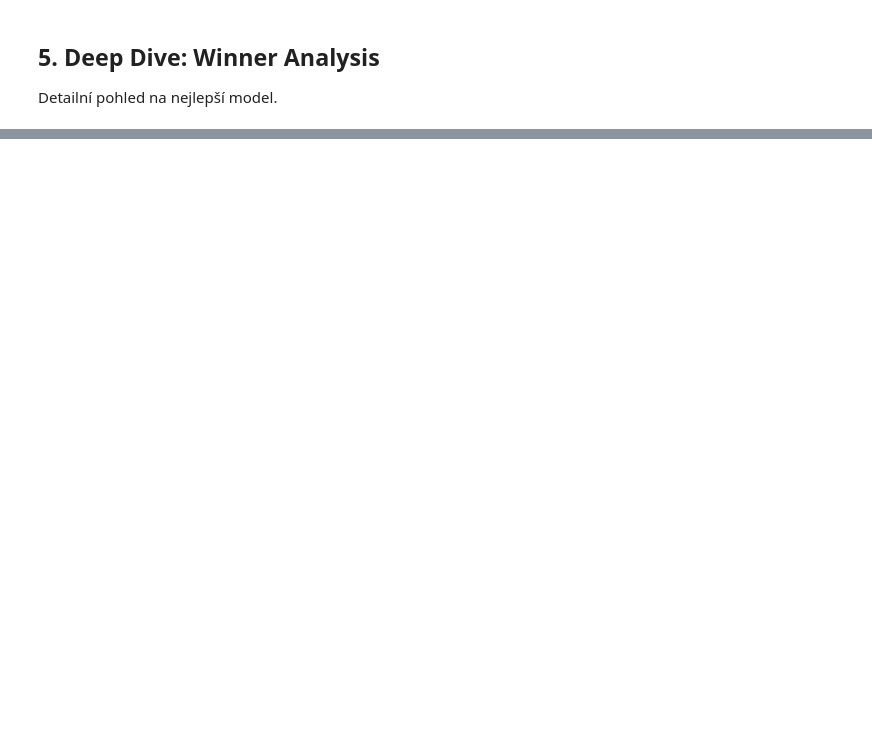
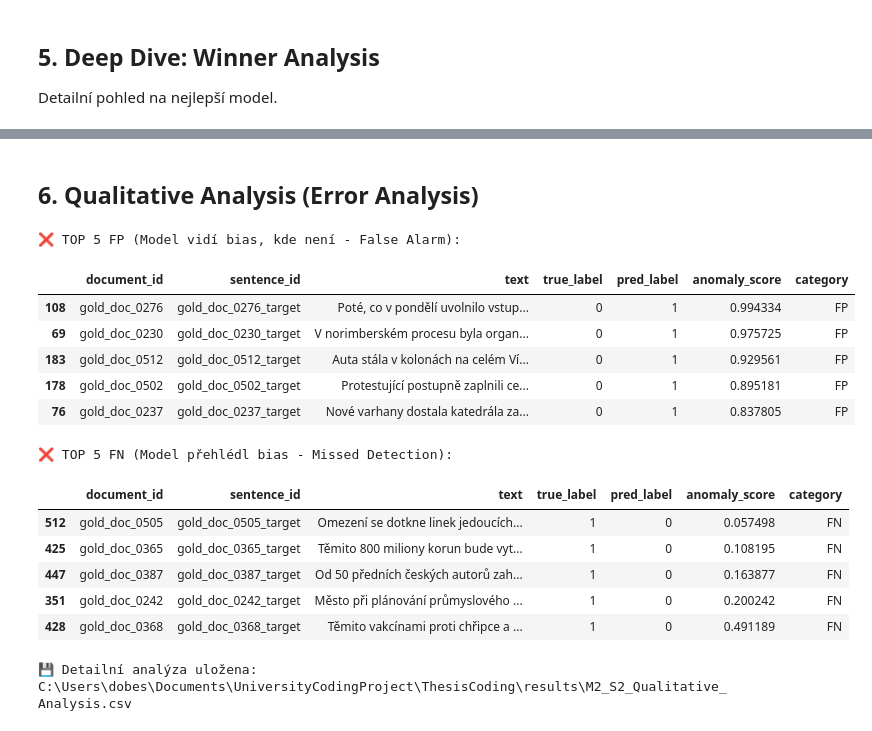
Before and after one commit to Dobes-Michal-Tobias/ThesisCoding, a Jupyter notebook: notebooks/06_M2_S2_Supervised_Sentence.ipynb, the cells around one changed output, grey strips where cells are left out. Saved outputs shown, nothing was run; the diff lists cells and outputs as text; code cells hidden in the pictures; blank space fills up the shorter version.

```diff
--- a/notebooks/06_M2_S2_Supervised_Sentence.ipynb
+++ b/notebooks/06_M2_S2_Supervised_Sentence.ipynb
@@ -404,0 +582,64 @@ for m, coords in projs.items():
+# %% [markdown]
+## 6. Qualitative Analysis (Error Analysis)
+# %%
+# =============================================================================
+# 6. QUALITATIVE ANALYSIS (Detailní pohled na chyby)
+# =============================================================================
+
+# 1. Vezmeme existující metadata (obsahují document_id, sentence_id, text...)
+# Použijeme .copy(), abychom neovlivnili původní data
+df_qual = data_best['meta_test'].copy()
+
+# 2. Přidáme predikce modelu
+df_qual['true_label'] = y_test_b
+df_qual['pred_label'] = y_pred
+df_qual['anomaly_score'] = scores_test
+
+# 3. Určení kategorie (TP, TN, FP, FN)
+conds = [
+    (df_qual['true_label'] == 1) & (df_qual['pred_label'] == 1), # TP
+    (df_qual['true_label'] == 0) & (df_qual['pred_label'] == 0), # TN
+    (df_qual['true_label'] == 0) & (df_qual['pred_label'] == 1), # FP
+    (df_qual['true_label'] == 1) & (df_qual['pred_label'] == 0)  # FN
+]
+
+df_qual['category'] = np.select(conds, ['TP', 'TN', 'FP', 'FN'], default='UNKNOWN')
+
+# 4. Úklid sloupců (seřadíme je logicky)
+# Definujeme preferované pořadí
+preferred_cols = ['document_id', 'sentence_id', 'text', 'true_label', 'pred_label', 'anomaly_score', 'category']
+
+# Vybereme jen ty, které v datech skutečně máme (aby to nepadalo, kdyby 'sentence_id' chybělo)
+final_cols = [c for c in preferred_cols if c in df_qual.columns]
+
+# Pokud zbyly nějaké další sloupce v metadatech, přidáme je nakonec
+remaining_cols = [c for c in df_qual.columns if c not in final_cols]
+df_qual = df_qual[final_cols + remaining_cols]
+
+# 5. Výpis výsledků
+print("\n❌ TOP 5 FP (Model vidí bias, kde není - False Alarm):")
+display(df_qual[df_qual['category'] == 'FP'].sort_values('anomaly_score', ascending=False).head(5))
+
+print("\n❌ TOP 5 FN (Model přehlédl bias - Missed Detection):")
+display(df_qual[df_qual['category'] == 'FN'].sort_values('anomaly_score', ascending=True).head(5))
+
+# 6. Uložení
+save_path = config.RESULTS_DIR / "M2_S2_Qualitative_Analysis.csv"
+df_qual.to_csv(save_path, index=False)
+print(f"\n💾 Detailní analýza uložena: {save_path}")
+# %% [output]
+❌ TOP 5 FP (Model vidí bias, kde není - False Alarm):
+|  | document_id | sentence_id | text | true_label | pred_label | anomaly_score | category |
+| 108 | gold_doc_0276 | gold_doc_0276_target | Poté, co v pondělí uvolnilo vstup... | 0 | 1 | 0.994334 | FP |
+| 69 | gold_doc_0230 | gold_doc_0230_target | V norimberském procesu byla organ... | 0 | 1 | 0.975725 | FP |
+| 183 | gold_doc_0512 | gold_doc_0512_target | Auta stála v kolonách na celém Ví... | 0 | 1 | 0.929561 | FP |
+| 178 | gold_doc_0502 | gold_doc_0502_target | Protestující postupně zaplnili ce... | 0 | 1 | 0.895181 | FP |
+| 76 | gold_doc_0237 | gold_doc_0237_target | Nové varhany dostala katedrála za... | 0 | 1 | 0.837805 | FP |
+❌ TOP 5 FN (Model přehlédl bias - Missed Detection):
+|  | document_id | sentence_id | text | true_label | pred_label | anomaly_score | category |
+| 512 | gold_doc_0505 | gold_doc_0505_target | Omezení se dotkne linek jedoucích... | 1 | 0 | 0.057498 | FN |
+| 425 | gold_doc_0365 | gold_doc_0365_target | Těmito 800 miliony korun bude vyt... | 1 | 0 | 0.108195 | FN |
+| 447 | gold_doc_0387 | gold_doc_0387_target | Od 50 předních českých autorů zah... | 1 | 0 | 0.163877 | FN |
+| 351 | gold_doc_0242 | gold_doc_0242_target | Město při plánování průmyslového ... | 1 | 0 | 0.200242 | FN |
+| 428 | gold_doc_0368 | gold_doc_0368_target | Těmito vakcínami proti chřipce a ... | 1 | 0 | 0.491189 | FN |
+💾 Detailní analýza uložena: C:\Users\dobes\Documents\UniversityCodingProject\ThesisCoding\results\M2_S2_Qualitative_Analysis.csv
```
Also changed, not shown: parts of 9 cells of this notebook, 9 other files.
